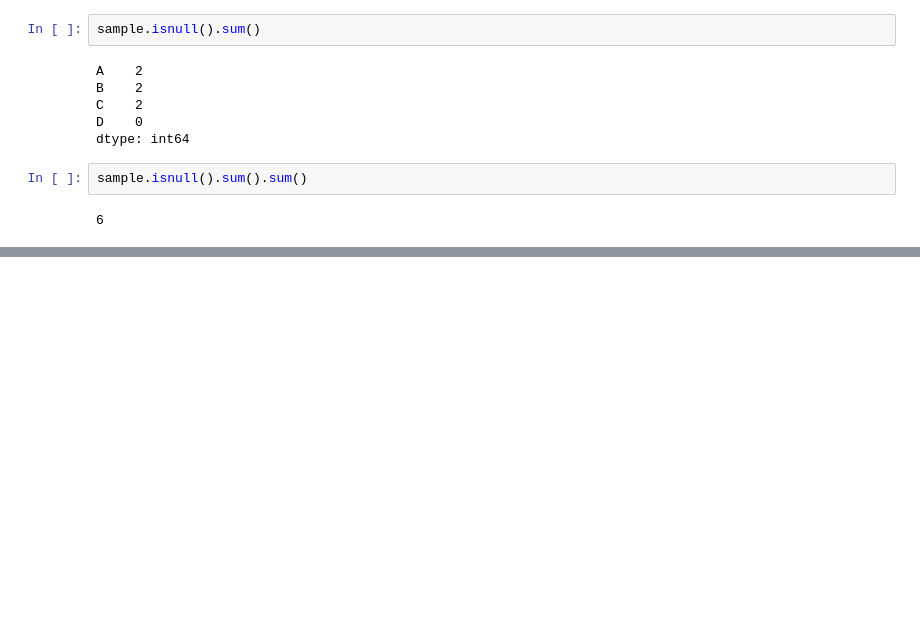
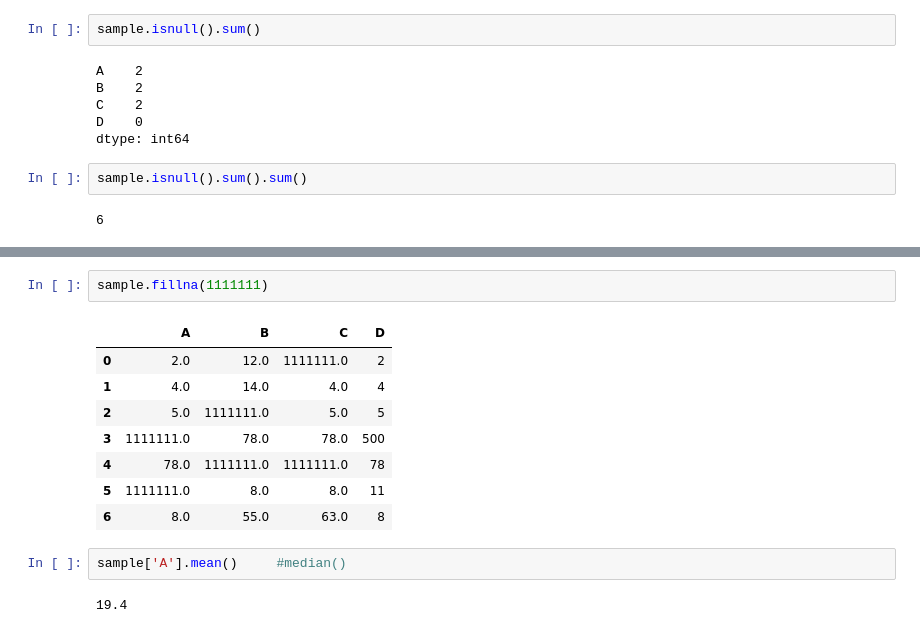
Before and after one commit to upflairs-pvt-ltd/18_june_DS, a Jupyter notebook: Pandas.ipynb, the cells around one changed output, grey strips where cells are left out. Saved outputs shown, nothing was run; the diff lists cells and outputs as text; blank space fills up the shorter version.

```diff
--- a/Pandas.ipynb
+++ b/Pandas.ipynb
@@ -358,0 +382,15 @@ sample.isnull().sum().sum()
+# %%
+sample.fillna(1111111)
+# %% [output]
+|  | A | B | C | D |
+| 0 | 2.0 | 12.0 | 1111111.0 | 2 |
+| 1 | 4.0 | 14.0 | 4.0 | 4 |
+| 2 | 5.0 | 1111111.0 | 5.0 | 5 |
+| 3 | 1111111.0 | 78.0 | 78.0 | 500 |
+| 4 | 78.0 | 1111111.0 | 1111111.0 | 78 |
+| 5 | 1111111.0 | 8.0 | 8.0 | 11 |
+| 6 | 8.0 | 55.0 | 63.0 | 8 |
+# %%
+sample['A'].mean()     #median()
+# %% [output]
+19.4
```
Also changed, not shown: parts of 26 cells of this notebook, 1 other file.
